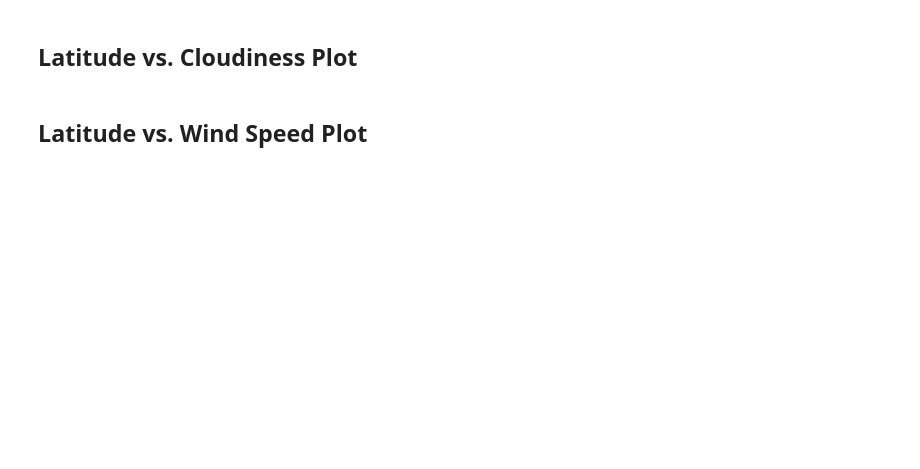
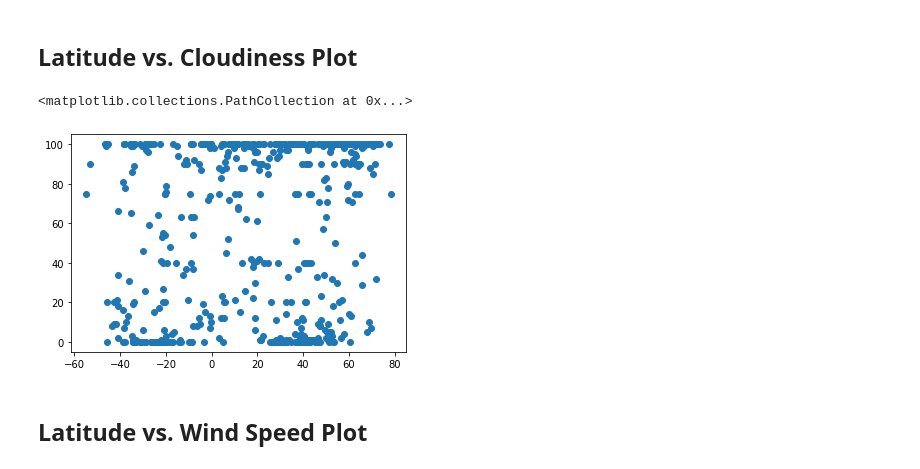
Before and after one commit to jakewmayfield/python-api-challenge, a Jupyter notebook: WeatherPy.ipynb, the cells around one changed output. Saved outputs shown, nothing was run; the diff lists cells and outputs as text; code cells hidden in the pictures; blank space fills up the shorter version.

```diff
--- a/WeatherPy.ipynb
+++ b/WeatherPy.ipynb
@@ -184,4 +210,9 @@ Skip this step if there are no cities that have humidity > 100%.
 # %% [markdown]
 ## Latitude vs. Cloudiness Plot
+# %%
+plt.scatter(weather_data["Lat"], weather_data["Cloudiness"])
+# %% [output]
+<matplotlib.collections.PathCollection at 0x...>
+[figure, added]
 # %% [markdown]
 ## Latitude vs. Wind Speed Plot
```
Also changed, not shown: parts of 19 cells of this notebook, 1 other file.
